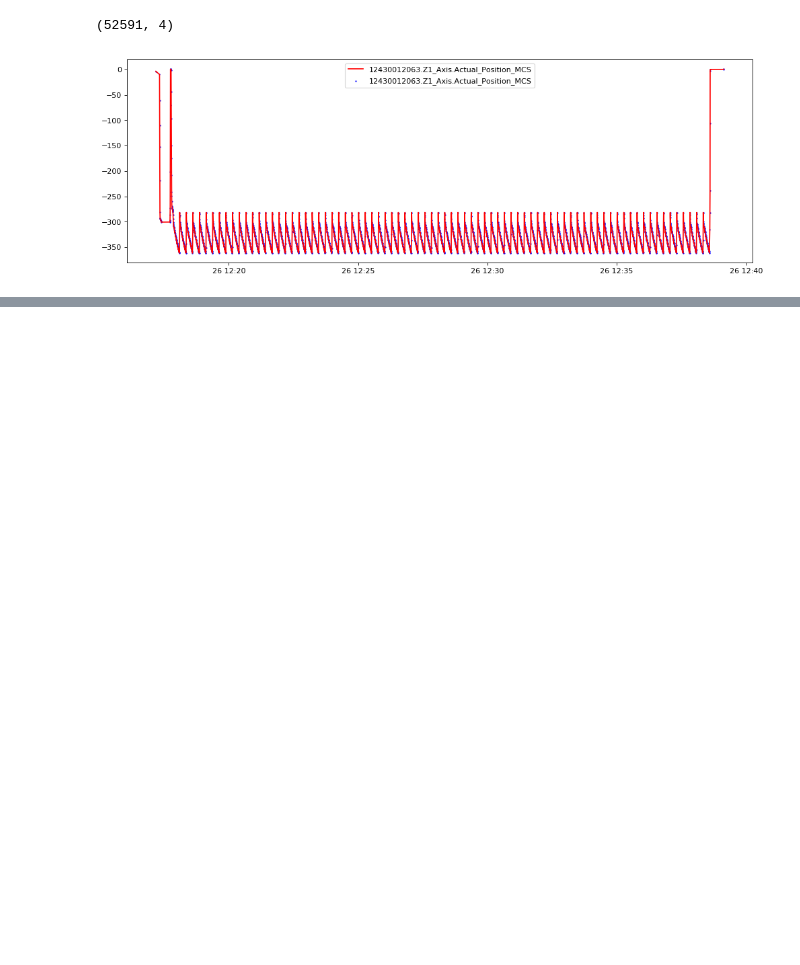
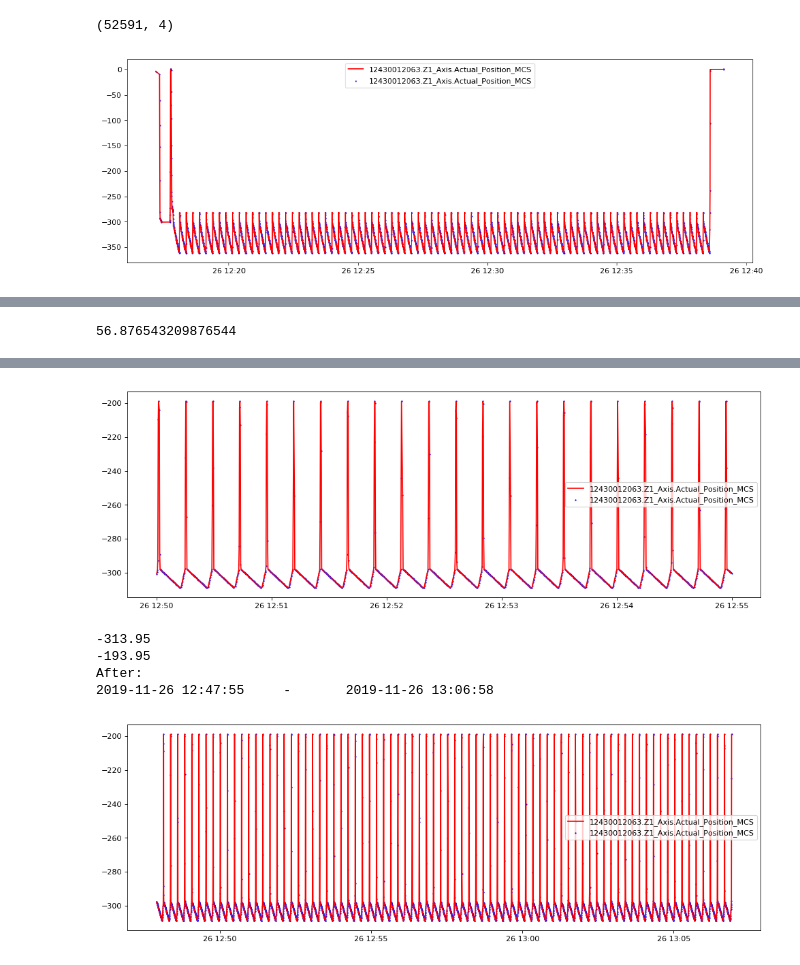
Before and after one commit to Xavubil/master_project_machine_learning, a Jupyter notebook: data_exploration/WorkWithMongoDB.ipynb, the cells around one changed output, grey strips where cells are left out. Drawn from its saved outputs; the diff is of its cells as text; code cells hidden in the pictures; blank space fills up the shorter version.

Commit message:
verschiedene Versuche zur Trennung der einzelnen datensätze einer Ebene

```diff
--- a/data_exploration/WorkWithMongoDB.ipynb
+++ b/data_exploration/WorkWithMongoDB.ipynb
@@ -126,15 +126,3 @@ plotActualZ1(dfAllEbene1)
 # %% [output]
 (52591, 4)
 [figure]
-# %%
-valueID_Z1 = "12430012063.Z1_Axis.Actual_Position_MCS"
-startSample = datetime(2019,11,26,12,25)
-endSample = datetime(2019,11,26,12,30)
-tolerance = 5
-
-dfFindRange = dfAllEbene1.loc[lambda l: (l["ValueID"] == valueID_Z1) & (startSample < l["timeStamp"]) & (l["timeStamp"] < endSample)] # gröbste angabe eines bereichs, nur, um min und max festzulegen
-minAllowedValue = dfFindRange.loc[:,"value"].min()-tolerance
-maxAllowedValue = dfFindRange.loc[:,"value"].max()+tolerance
-print("min: "+str(minAllowedValue)+", max: "+str(maxAllowedValue))
-
-plotActualZ1(dfFindRange)
@@ -171,14 +156,15 @@ def approxRange(dfParent,start,end,minValue,maxValue,deltaTime):
 
     return newStart, newEnd
 
-def approxRangeInSteps(dfParent,initialStart,initialEnd,deltaTimes,sampleTolerance=5):
+def approxRangeInSteps(dfParent,initialStart,initialEnd,deltaTimes=[timedelta(minutes=5),timedelta(seconds=30),timedelta(seconds=5),timedelta(seconds=1)],sampleTolerance=5):
     start = initialStart
     end = initialEnd
     tempDF = dfParent.loc[lambda d: (d["ValueID"] == valueID_Z1) & (start < d["timeStamp"]) & (d["timeStamp"] < end)]
     minValue = tempDF.loc[:,"value"].min() - sampleTolerance
     maxValue = tempDF.loc[:,"value"].max() + sampleTolerance
-
+    print(minValue)
+    print(maxValue)
     for dT in deltaTimes:
-        start, end = approxRange(dfAllEbene1,start,end,minValue,maxValue,dT)
+        start, end = approxRange(dfParent,start,end,minValue,maxValue,dT)
     return start,end
 # %%
@@ -200,3 +190,30 @@ Before:
 After:
 2019-11-26 12:17:50     -       2019-11-26 12:38:36
 [figure]
+# %%
+starts = []
+step = 5
+rangeSize = abs(dfFindRange.loc[:,"value"].max()-dfFindRange.loc[:,"value"].min())
+#for i in range(5,len(dfFindRange)-5):
+#    if  np.sign(dfFindRange.iloc[i-step].loc["value"]-dfFindRange.iloc[i].loc["value"]) == +1 and np.sign(dfFindRange.iloc[i].loc["value"]-dfFindRange.iloc[i+step].loc["value"]) == -1:
+#        starts.append(dfFindRange.iloc[i])
+#len(starts)
+# %% [output]
+56.876543209876544
+# %%
+#test mit zweiter ebene
+
+startSample2 = datetime(2019,11,26,12,50)
+endSample2 = datetime(2019,11,26,12,55)
+
+print("Before: ")
+print(str(startSample2)+"\t-\t"+str(endSample2))
+dfFindRange = df.loc[lambda d: (startSample2 < d["timeStamp"]) & (d["timeStamp"] < endSample2)]
+plotActualZ1(dfFindRange)
+
+start2,end2 = approxRangeInSteps(df,startSample2,endSample2)
+print("After: ")
+print(str(start2)+"\t-\t"+str(end2))
+dfFindRange = df.loc[lambda d: (start2 < d['timeStamp']) & (d['timeStamp'] < end2)]
+plotActualZ1(dfFindRange)
+# %% [output]
@@ -202,0 +222,6 @@ After:
+[figure, added]
+-313.95
+-193.95
+After:
+2019-11-26 12:47:55     -       2019-11-26 13:06:58
+[figure, added]
```
Also changed, not shown: parts of 3 cells of this notebook.
